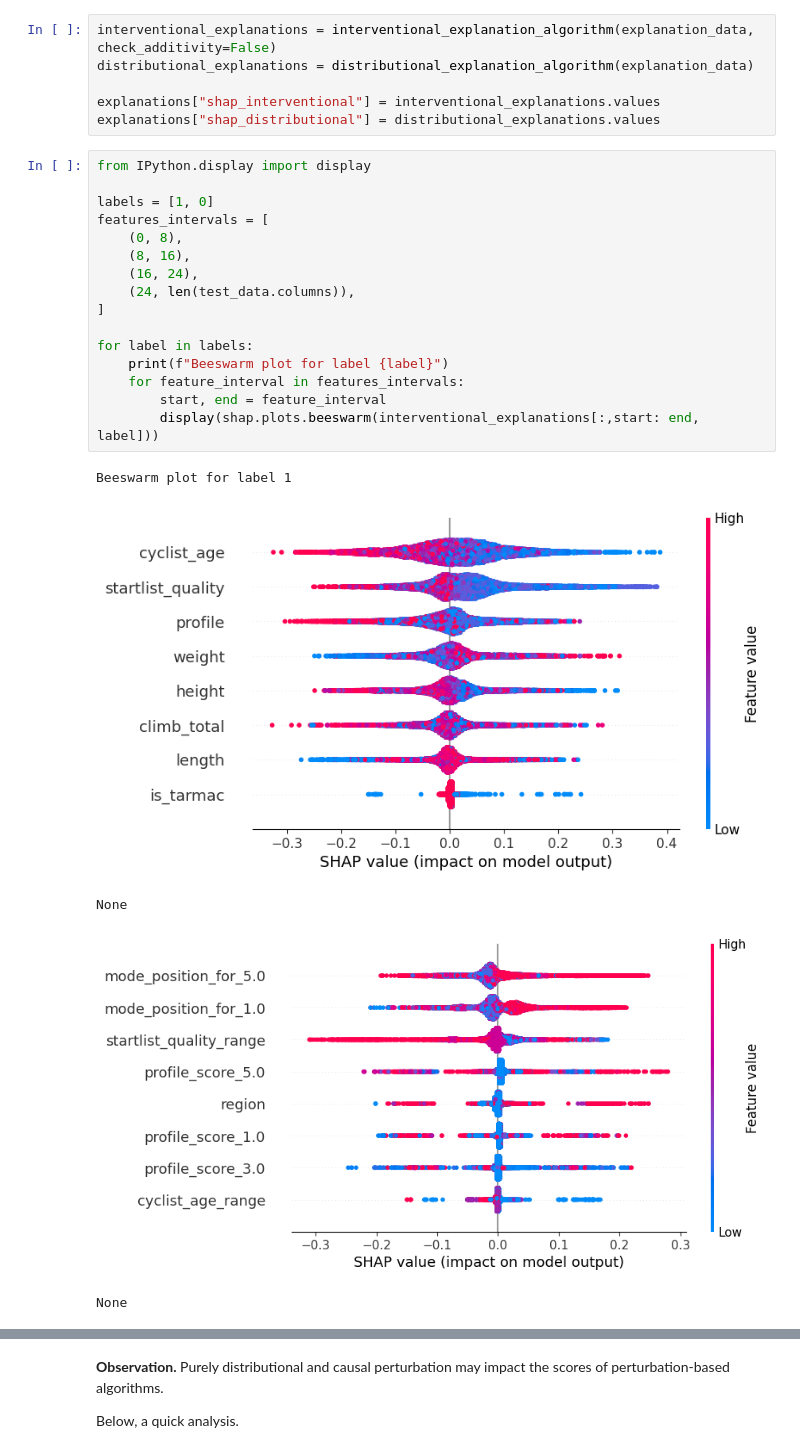
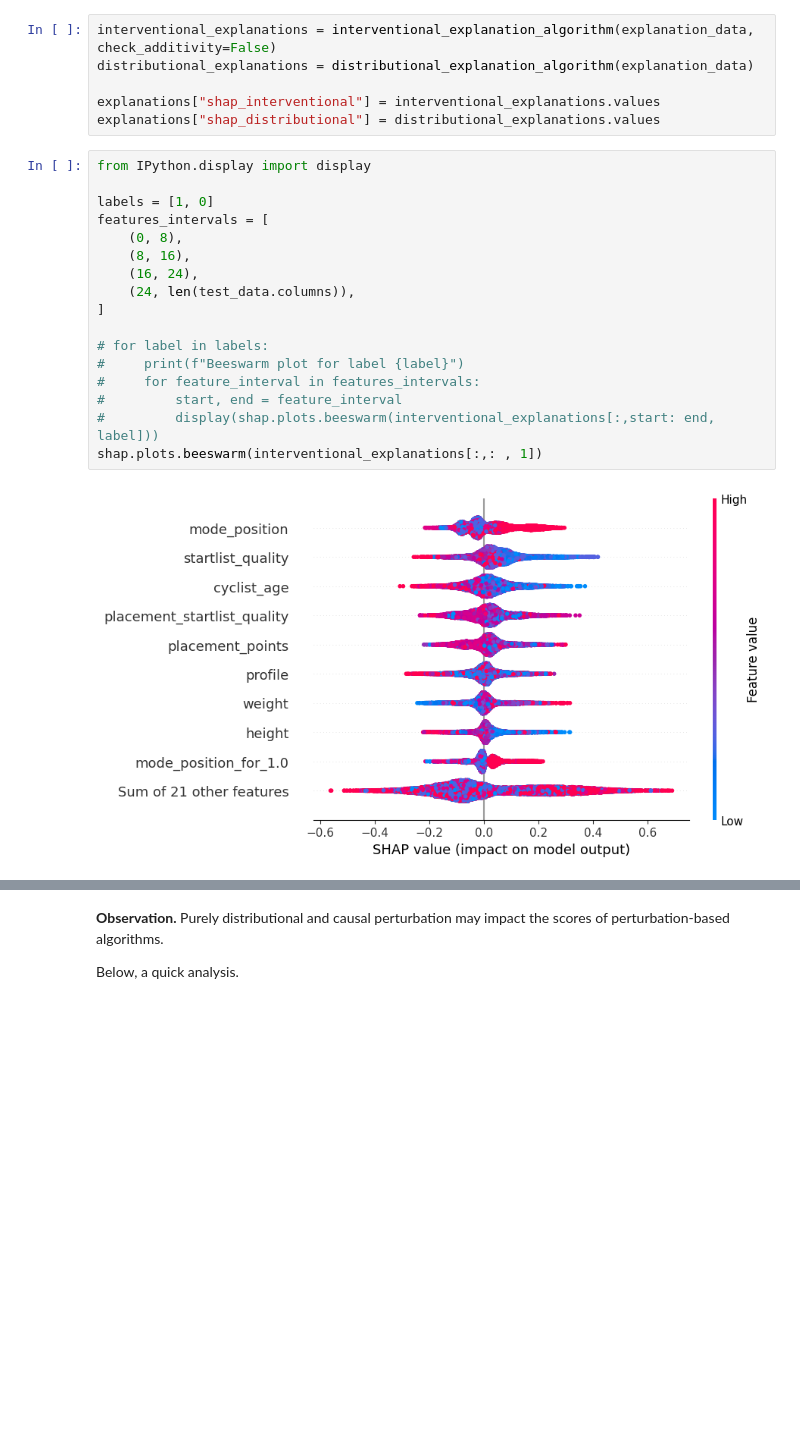
Before and after one commit to robertodr01/Cycling-Performance-Prediction-Explainable-AI, a Jupyter notebook: ipynb_files/5_xai.ipynb, the cells around one changed output, grey strips where cells are left out. Cells and saved outputs as stored; diff of their text form; blank space fills up the shorter version.

```diff
--- a/ipynb_files/5_xai.ipynb
+++ b/ipynb_files/5_xai.ipynb
@@ -126,22 +129,19 @@ explanations["shap_distributional"] = distributional_explanations.values
 # %%
 from IPython.display import display
 
 labels = [1, 0]
 features_intervals = [
     (0, 8),
     (8, 16),
     (16, 24),
     (24, len(test_data.columns)),
 ]
 
-for label in labels:
-    print(f"Beeswarm plot for label {label}")
-    for feature_interval in features_intervals:
-        start, end = feature_interval
-        display(shap.plots.beeswarm(interventional_explanations[:,start: end, label]))
+# for label in labels:
+#     print(f"Beeswarm plot for label {label}")
+#     for feature_interval in features_intervals:
+#         start, end = feature_interval
+#         display(shap.plots.beeswarm(interventional_explanations[:,start: end, label]))
+shap.plots.beeswarm(interventional_explanations[:,: , 1])
 # %% [output]
-Beeswarm plot for label 1
-[figure, old version]
+[figure, new version]
-None
-[figure, removed]
-None
```
Also changed, not shown: parts of 18 cells of this notebook, 2 other files.
